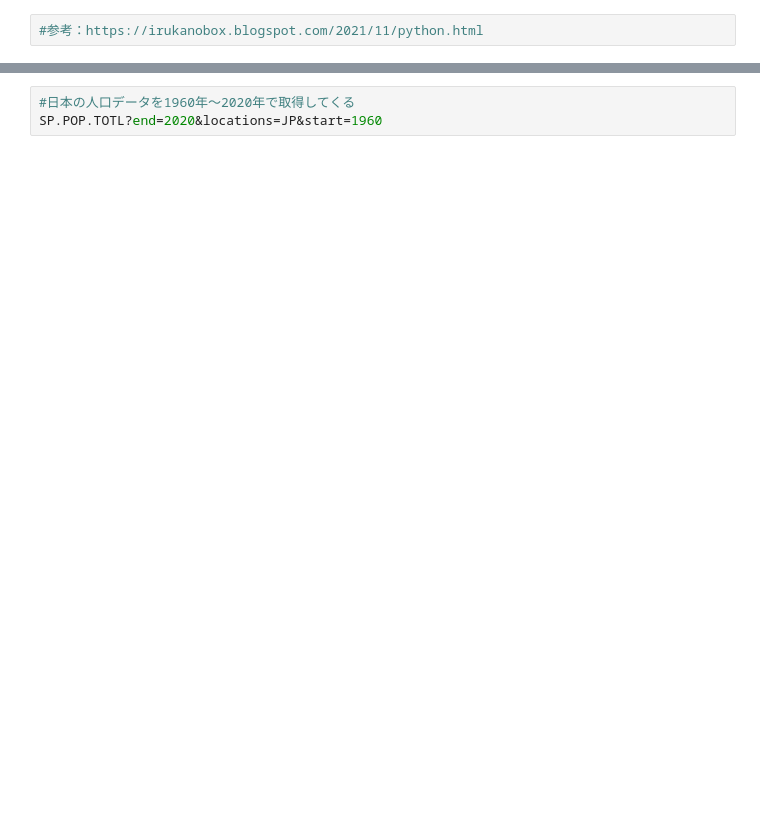
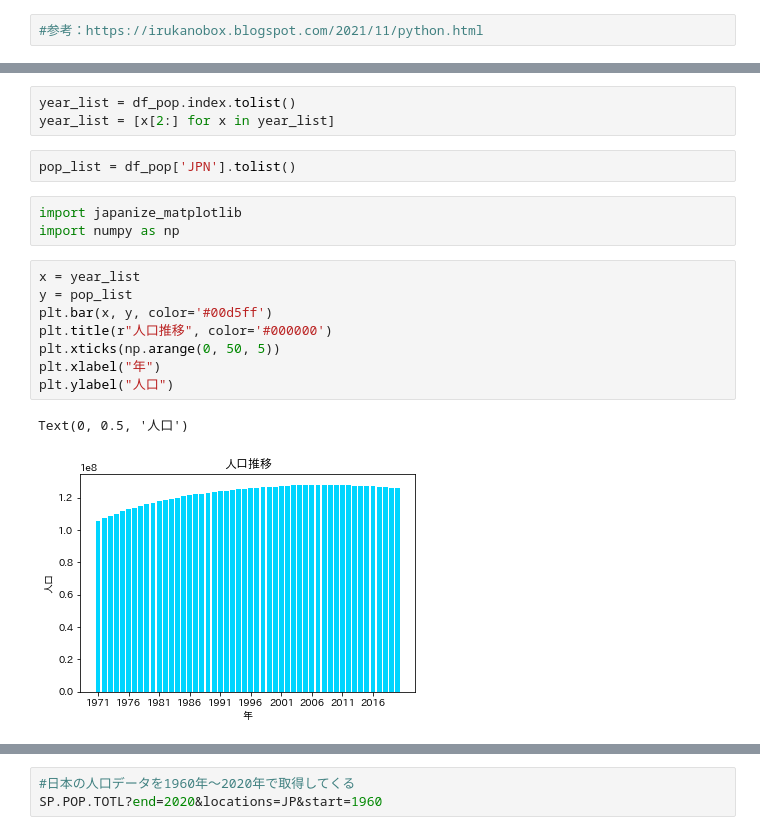
Before and after one commit to takuma-competition/World_Bank_API, a Jupyter notebook: world_bank_api.ipynb, the cells around one changed output, grey strips where cells are left out. Cells and saved outputs as stored; diff of their text form; blank space fills up the shorter version.

```diff
--- a/world_bank_api.ipynb
+++ b/world_bank_api.ipynb
@@ -16,0 +30,19 @@ Successfully installed wbgapi-1.0.7
+# %%
+year_list = df_pop.index.tolist()
+year_list = [x[2:] for x in year_list]
+# %%
+pop_list = df_pop['JPN'].tolist()
+# %%
+import japanize_matplotlib
+import numpy as np
+# %%
+x = year_list
+y = pop_list
+plt.bar(x, y, color='#00d5ff')
+plt.title(r"人口推移", color='#000000')
+plt.xticks(np.arange(0, 50, 5))
+plt.xlabel("年")
+plt.ylabel("人口")
+# %% [output]
+Text(0, 0.5, '人口')
+[figure, added]
```
Also changed, not shown: parts of 25 cells of this notebook, 2 other files.
